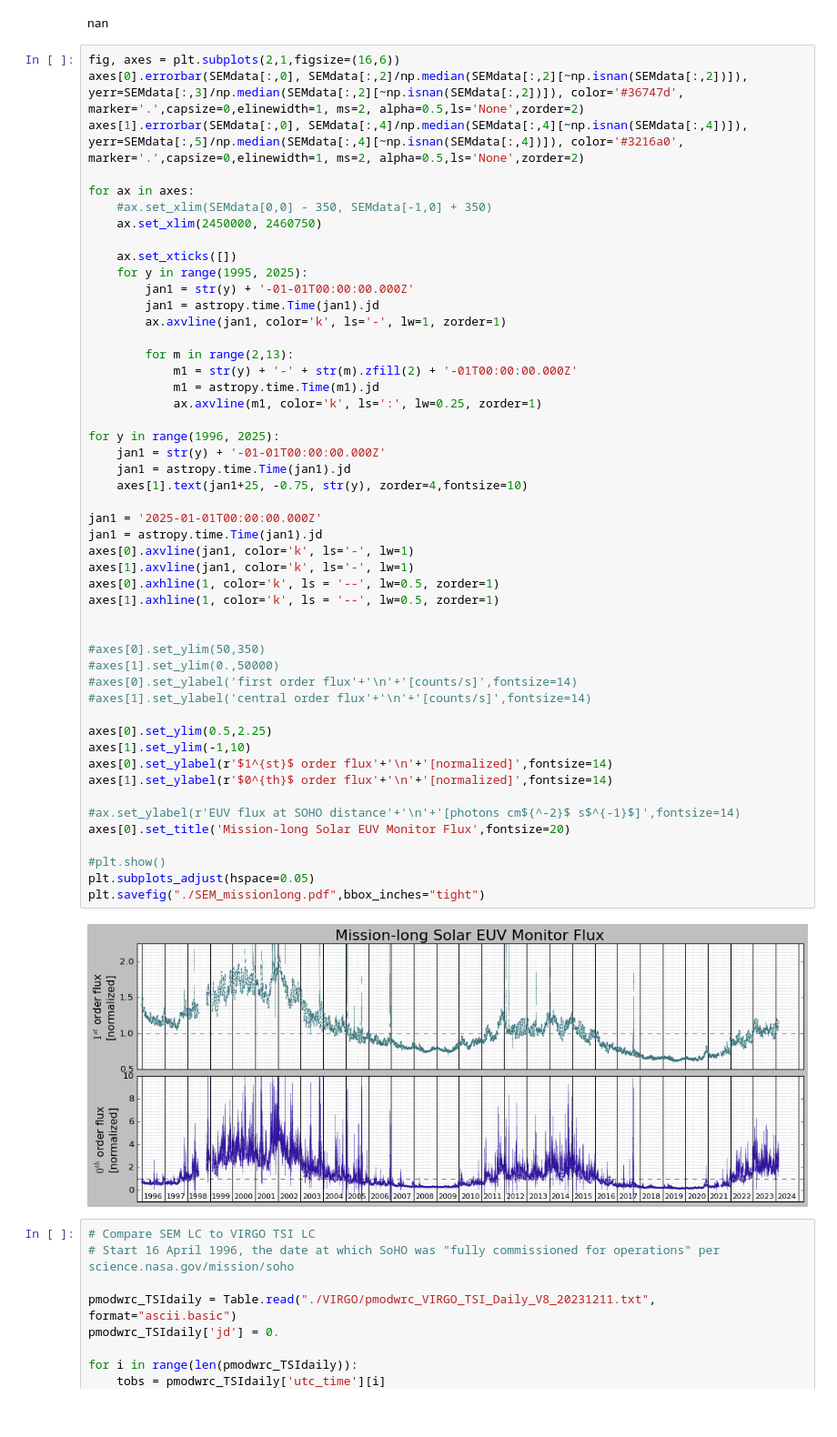
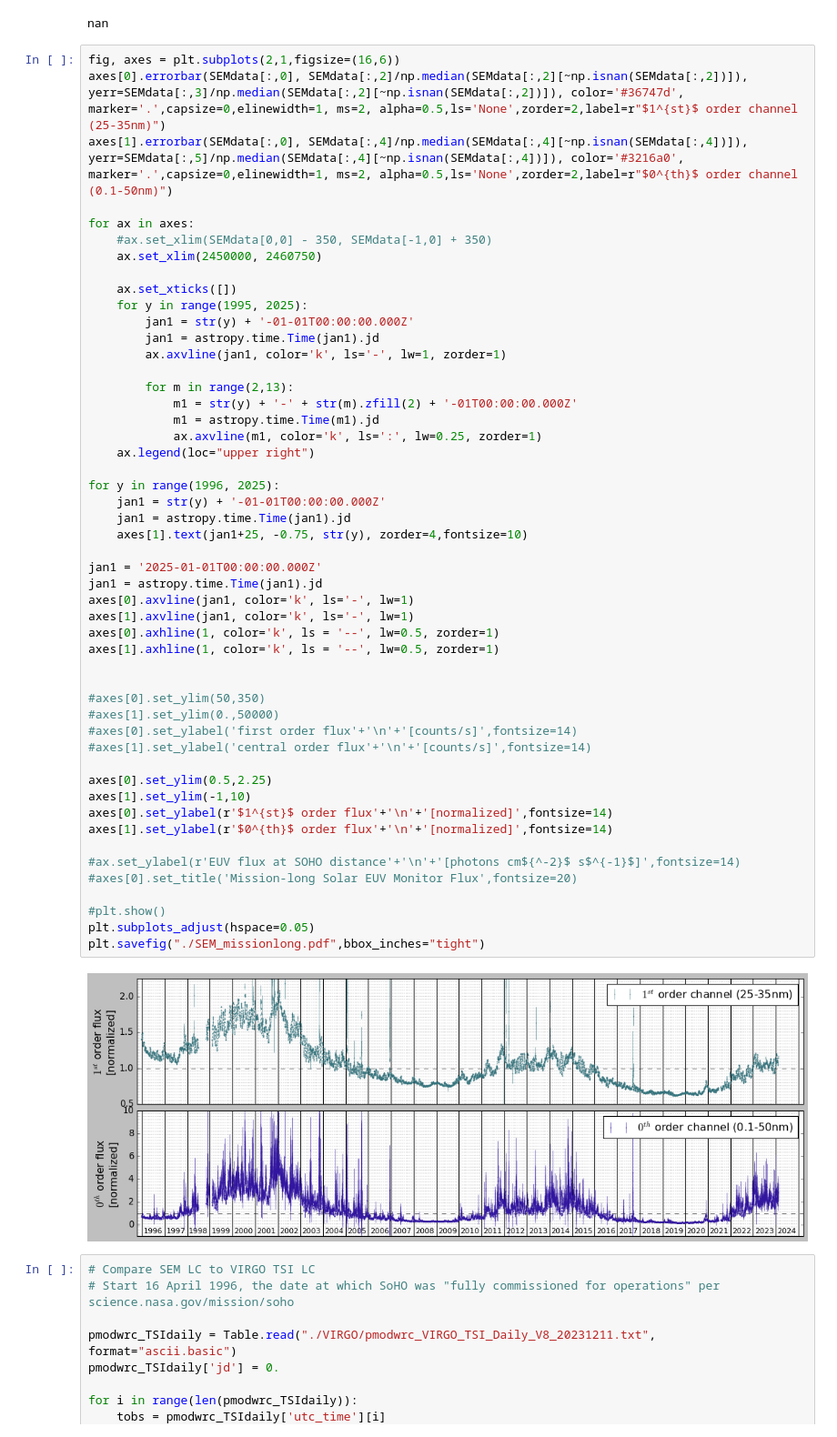
Before and after one commit to esandford/archivalSOHO, a Jupyter notebook: data/CELIAS-SEMlook.ipynb, the cells around one changed output. Shown at 91% size. Cells and saved outputs as stored; diff of their text form; blank space fills up the shorter version.

```diff
--- a/data/CELIAS-SEMlook.ipynb
+++ b/data/CELIAS-SEMlook.ipynb
@@ -129,8 +129,8 @@ print(np.median(SEMdata[:,2]))
 nan
 # %%
 fig, axes = plt.subplots(2,1,figsize=(16,6))
-axes[0].errorbar(SEMdata[:,0], SEMdata[:,2]/np.median(SEMdata[:,2][~np.isnan(SEMdata[:,2])]), yerr=SEMdata[:,3]/np.median(SEMdata[:,2][~np.isnan(SEMdata[:,2])]), color='#36747d', marker='.',capsize=0,elinewidth=1, ms=2, alpha=0.5,ls='None',zorder=2)
-axes[1].errorbar(SEMdata[:,0], SEMdata[:,4]/np.median(SEMdata[:,4][~np.isnan(SEMdata[:,4])]), yerr=SEMdata[:,5]/np.median(SEMdata[:,4][~np.isnan(SEMdata[:,4])]), color='#3216a0', marker='.',capsize=0,elinewidth=1, ms=2, alpha=0.5,ls='None',zorder=2)
+axes[0].errorbar(SEMdata[:,0], SEMdata[:,2]/np.median(SEMdata[:,2][~np.isnan(SEMdata[:,2])]), yerr=SEMdata[:,3]/np.median(SEMdata[:,2][~np.isnan(SEMdata[:,2])]), color='#36747d', marker='.',capsize=0,elinewidth=1, ms=2, alpha=0.5,ls='None',zorder=2,label=r"$1^{st}$ order channel (25-35nm)")
+axes[1].errorbar(SEMdata[:,0], SEMdata[:,4]/np.median(SEMdata[:,4][~np.isnan(SEMdata[:,4])]), yerr=SEMdata[:,5]/np.median(SEMdata[:,4][~np.isnan(SEMdata[:,4])]), color='#3216a0', marker='.',capsize=0,elinewidth=1, ms=2, alpha=0.5,ls='None',zorder=2,label=r"$0^{th}$ order channel (0.1-50nm)")
 
 for ax in axes:
     #ax.set_xlim(SEMdata[0,0] - 350, SEMdata[-1,0] + 350)
@@ -146,38 +146,39 @@ for ax in axes:
             m1 = str(y) + '-' + str(m).zfill(2) + '-01T00:00:00.000Z'
             m1 = astropy.time.Time(m1).jd
             ax.axvline(m1, color='k', ls=':', lw=0.25, zorder=1)
+    ax.legend(loc="upper right")
 
 for y in range(1996, 2025):
     jan1 = str(y) + '-01-01T00:00:00.000Z'
     jan1 = astropy.time.Time(jan1).jd
     axes[1].text(jan1+25, -0.75, str(y), zorder=4,fontsize=10)
 
 jan1 = '2025-01-01T00:00:00.000Z'
 jan1 = astropy.time.Time(jan1).jd
 axes[0].axvline(jan1, color='k', ls='-', lw=1)
 axes[1].axvline(jan1, color='k', ls='-', lw=1)
 axes[0].axhline(1, color='k', ls = '--', lw=0.5, zorder=1)
 axes[1].axhline(1, color='k', ls = '--', lw=0.5, zorder=1)
 
 
 #axes[0].set_ylim(50,350)
 #axes[1].set_ylim(0.,50000)
 #axes[0].set_ylabel('first order flux'+'\n'+'[counts/s]',fontsize=14)
 #axes[1].set_ylabel('central order flux'+'\n'+'[counts/s]',fontsize=14)
 
 axes[0].set_ylim(0.5,2.25)
 axes[1].set_ylim(-1,10)
 axes[0].set_ylabel(r'$1^{st}$ order flux'+'\n'+'[normalized]',fontsize=14)
 axes[1].set_ylabel(r'$0^{th}$ order flux'+'\n'+'[normalized]',fontsize=14)
 
 #ax.set_ylabel(r'EUV flux at SOHO distance'+'\n'+'[photons cm${^-2}$ s$^{-1}$]',fontsize=14)
-axes[0].set_title('Mission-long Solar EUV Monitor Flux',fontsize=20)
+#axes[0].set_title('Mission-long Solar EUV Monitor Flux',fontsize=20)
 
 #plt.show()
 plt.subplots_adjust(hspace=0.05)
 plt.savefig("./SEM_missionlong.pdf",bbox_inches="tight")
 # %% [output]
-[figure, old version]
+[figure, new version]
 # %%
 # Compare SEM LC to VIRGO TSI LC
 # Start 16 April 1996, the date at which SoHO was "fully commissioned for operations" per science.nasa.gov/mission/soho
```
Also changed, not shown: 6 other files.
